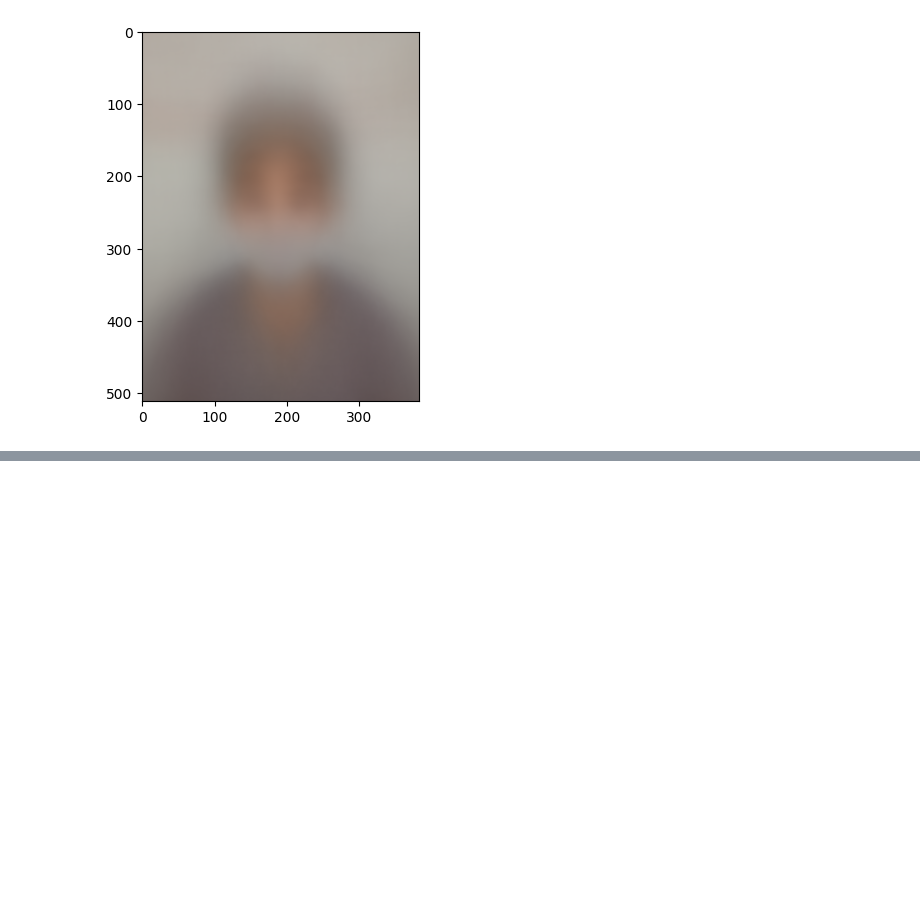
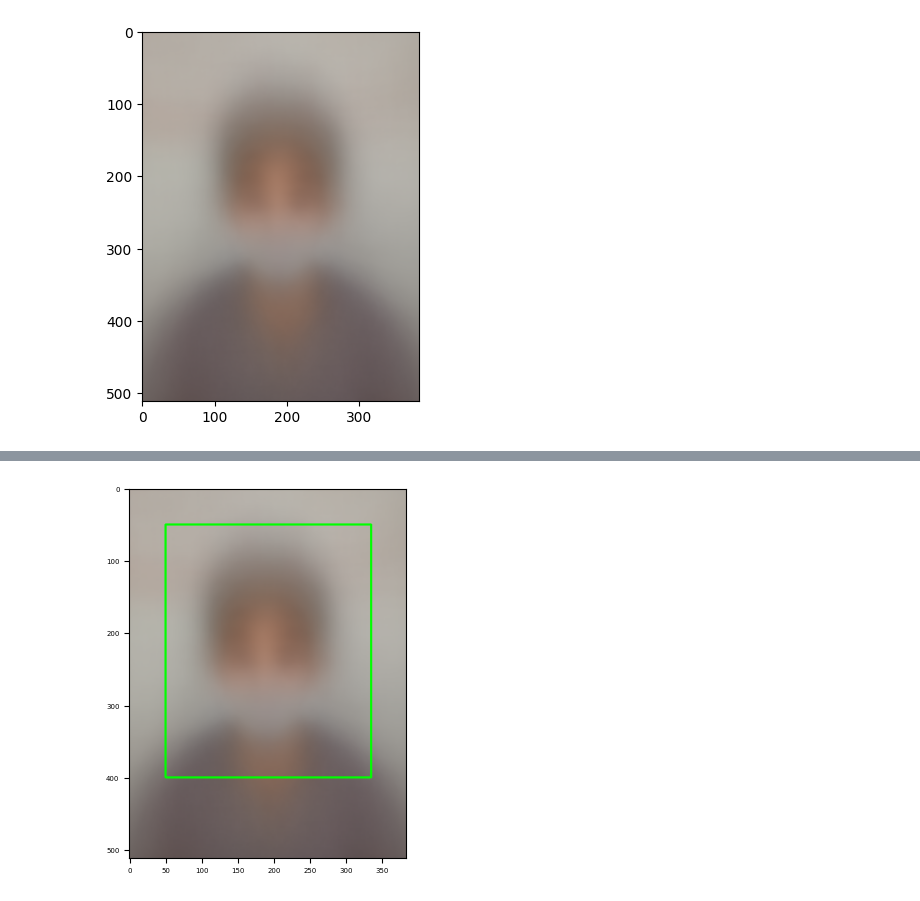
Before and after one commit to boostcampaitech4cv1/level1_imageclassification_cv-level1-cv-02, a Jupyter notebook: analysis/average_images_for_labels.ipynb, the cells around one changed output, grey strips where cells are left out. Drawn from its saved outputs; the diff is of its cells as text; code cells hidden in the pictures; blank space fills up the shorter version.

```diff
--- a/analysis/average_images_for_labels.ipynb
+++ b/analysis/average_images_for_labels.ipynb
@@ -101,0 +109,11 @@ for i in range(nrows * ncols):
+# %%
+_, ax = plt.subplots(1, 1)
+imgs_avg = np.array(imgs)
+imgs_avg = np.average(imgs_avg, axis=0)
+img_copyed = np.array(imgs_avg*255, np.int32)
+cv2.rectangle(img_copyed, position_lt, position_br, (0,255,0), 2)
+ax.imshow(img_copyed)
+ax.tick_params(axis='both', which='major', labelsize=5)
+ax.tick_params(axis='both', which='minor', labelsize=4)
+# %% [output]
+[figure, added]
```
Also changed, not shown: parts of 3 cells of this notebook.
